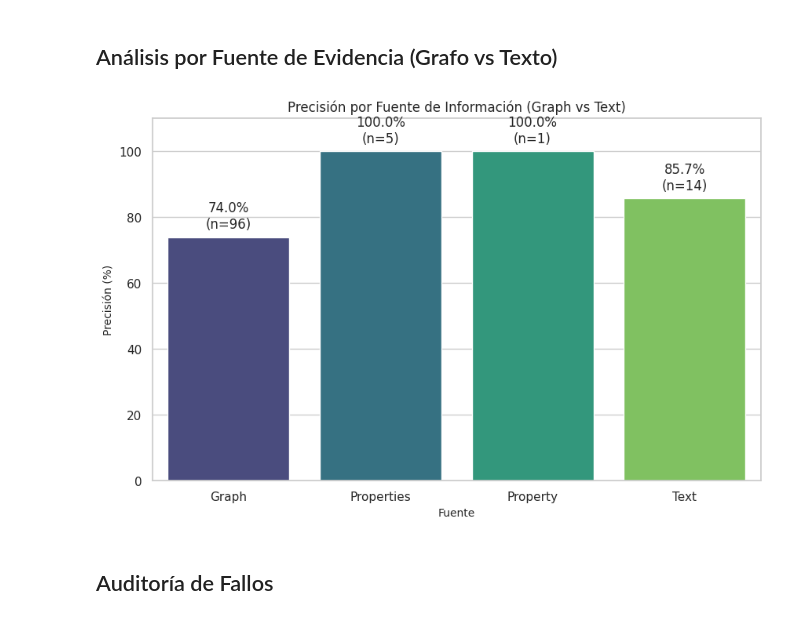
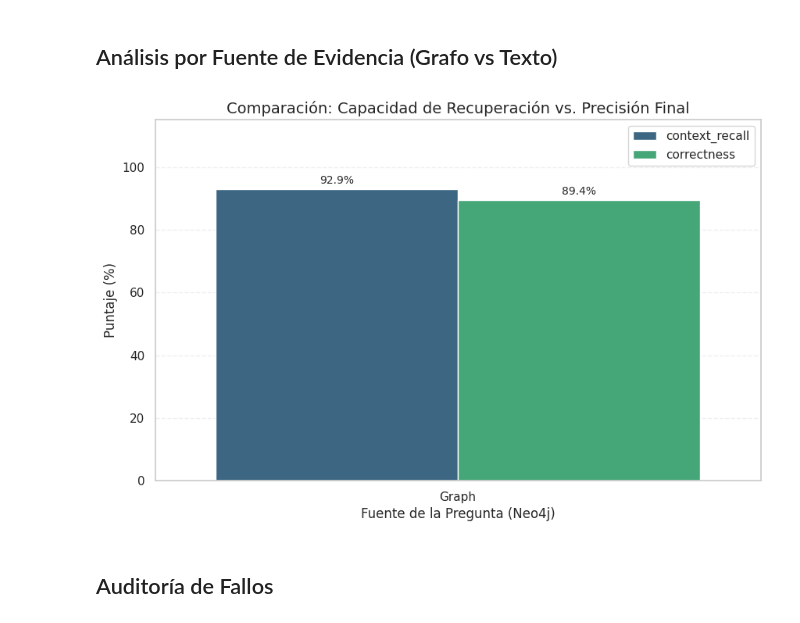
Before and after one commit to DiegoPaezA/got-rag-chatbot, a Jupyter notebook: notebook_experiments/04_analysis_judge.ipynb, the cells around one changed output. Drawn from its saved outputs; the diff is of its cells as text; code cells hidden in the pictures.

```diff
--- a/notebook_experiments/04_analysis_judge.ipynb
+++ b/notebook_experiments/04_analysis_judge.ipynb
@@ -74,43 +147,44 @@ else:
 ## Análisis por Fuente de Evidencia (Grafo vs Texto)
 # %%
 if not df.empty and 'evidence_source' in df.columns:
-    # Crear la figura y los ejes explícitamente
-    fig, ax = plt.subplots(figsize=(10, 6))
+    # Transformamos los datos a formato "largo" para Seaborn
+    # Queremos comparar Recall y Correctness lado a lado
+    melted_df = df.melt(
+        id_vars=['evidence_source'],
+        value_vars=['context_recall', 'correctness'],
+        var_name='Métrica',
+        value_name='Puntaje'
+    )
+    melted_df['Puntaje'] *= 100  # A escala 0-100
 
-    # Calcular datos
-    source_metrics = df.groupby('evidence_source')['score'].mean() * 100
-    source_counts = df['evidence_source'].value_counts()
+    plt.figure(figsize=(10, 6))
 
-    sns.barplot(
-        x=source_metrics.index,
-        y=source_metrics.values,
-        hue=source_metrics.index,
-        legend=False,
+    # Crear gráfico de barras agrupado
+    ax = sns.barplot(
+        data=melted_df,
+        x='evidence_source',
+        y='Puntaje',
+        hue='Métrica',
         palette="viridis",
-        ax=ax
+        errorbar=None  # Quitamos las barras de error para limpieza visual
     )
 
-    ax.set_title('Precisión por Fuente de Información (Graph vs Text)', fontsize=12)
-    ax.set_ylabel('Precisión (%)', fontsize=10)
-    ax.set_xlabel('Fuente', fontsize=10)
-    ax.set_ylim(0, 110)
+    plt.title('Comparación: Capacidad de Recuperación vs. Precisión Final', fontsize=14)
+    plt.ylabel('Puntaje (%)', fontsize=12)
+    plt.xlabel('Fuente de la Pregunta (Neo4j)', fontsize=12)
+    plt.ylim(0, 115)  # Un poco más de 100 para que quepan las etiquetas
+    plt.legend(loc='upper right')
+    plt.grid(axis='y', linestyle='--', alpha=0.3)
 
-    # Etiquetas de datos
-    for i, p in enumerate(ax.patches):
-        if i < len(source_metrics.index):
-            col_name = source_metrics.index[i]
-            count = source_counts.get(col_name, 0)
-            height = p.get_height()
-            ax.annotate(f'{height:.1f}%\n(n={count})',
-                        (p.get_x() + p.get_width() / 2., height),
-                        ha='center', va='bottom', xytext=(0, 5),
-                        textcoords='offset points')
+    # Añadir etiquetas de valor encima de las barras
+    for container in ax.containers:
+        ax.bar_label(container, fmt='%.1f%%', padding=3, fontsize=10)
 
     plt.show()
 else:
-    print("⚠️ No hay datos suficientes o falta la columna 'evidence_source'.")
+    print("⚠️ Faltan datos para generar la gráfica.")
 # %% [output]
-[figure, old version]
+[figure, new version]
 # %% [markdown]
 ## Auditoría de Fallos
 # %%
```
Also changed, not shown: parts of 4 cells of this notebook.
